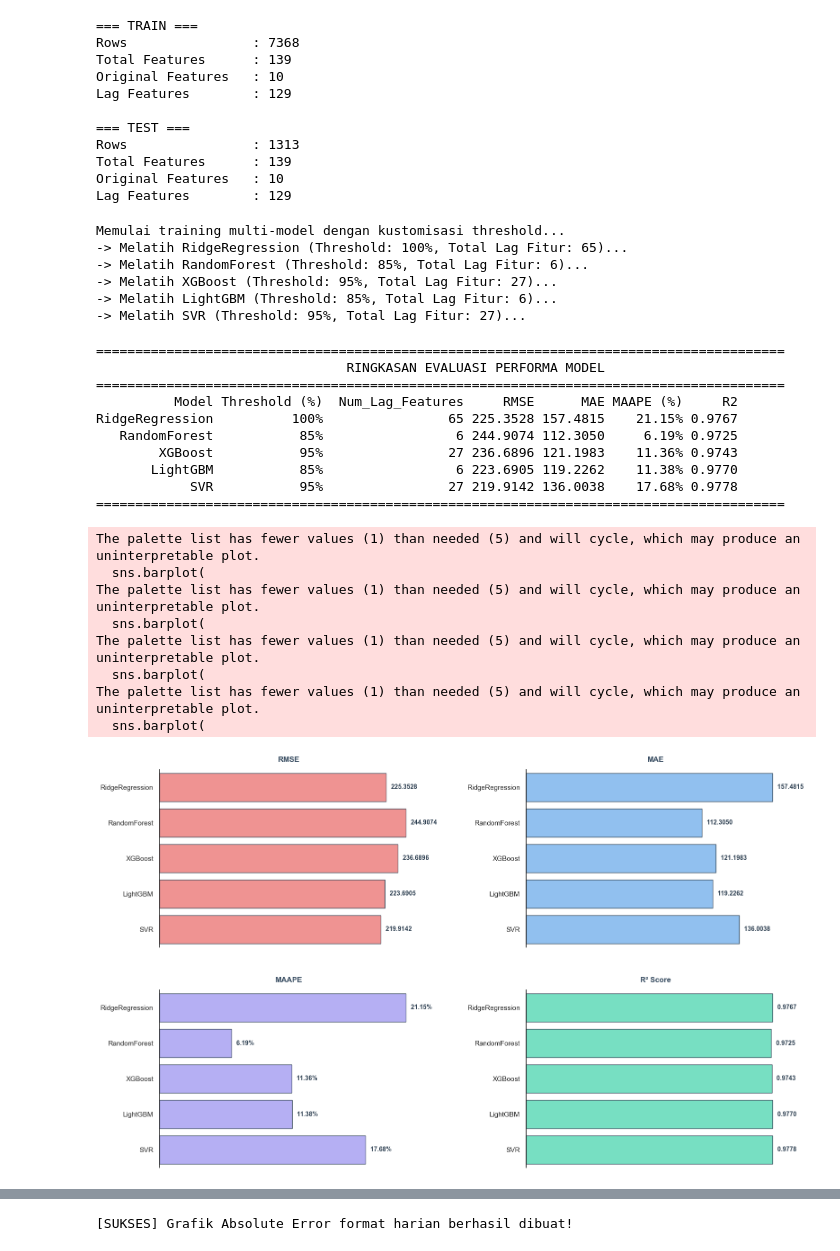
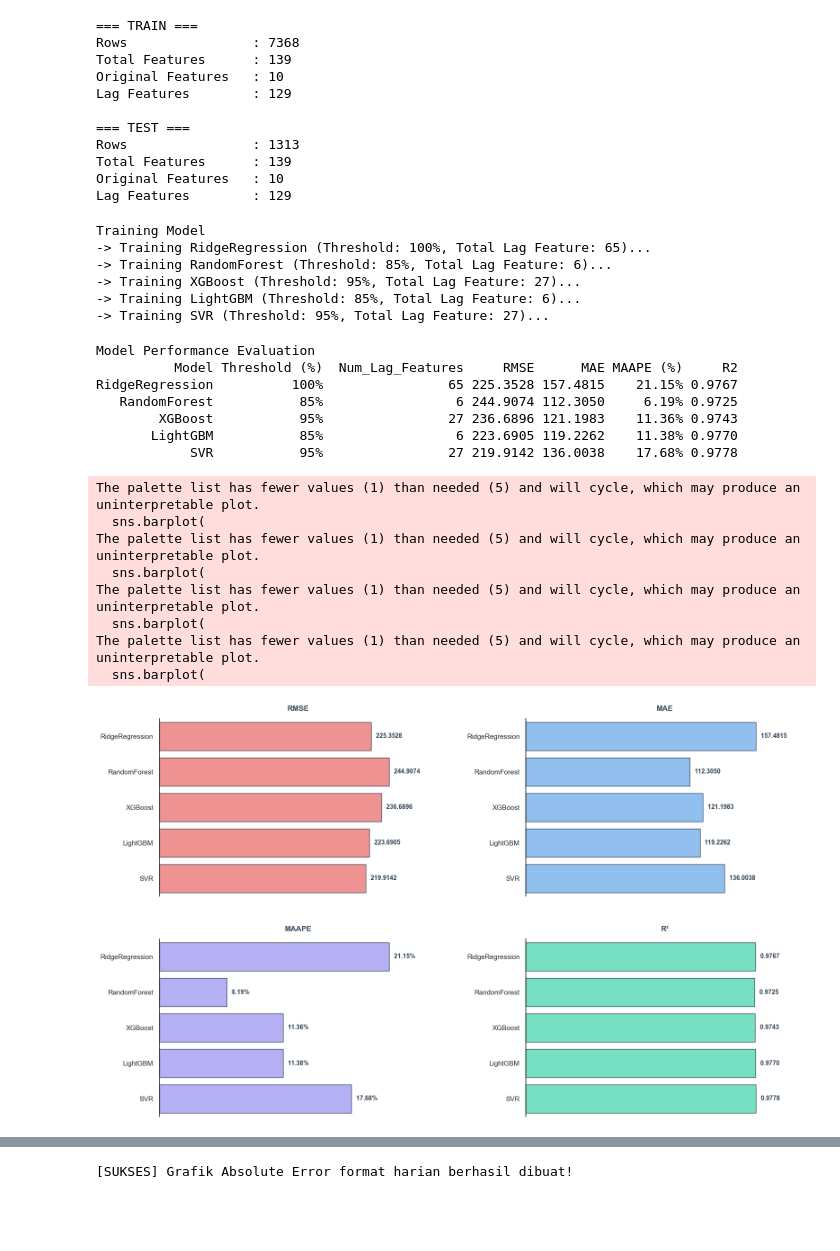
Before and after one commit to azizadipramana/ATRL, a Jupyter notebook: notebooks/13_test.ipynb, the cells around one changed output, grey strips where cells are left out. Cells and saved outputs as stored; diff of their text form; code cells hidden in the pictures; blank space fills up the shorter version.

```diff
--- a/notebooks/13_test.ipynb
+++ b/notebooks/13_test.ipynb
@@ -100,22 +100,22 @@ list_model = {
 
 results_records = []
 
-print("Memulai training multi-model dengan kustomisasi threshold...")
+print("Training Model")
 
 for nama_model, regressor in list_model.items():
     th = model_thresholds[nama_model]
 
     if th == 1.00:
-        lag_lolos = cumulative_contribution['Feature'].tolist()
+        lag_pass = cumulative_contribution['Feature'].tolist()
     else:
         idx_cutoff = (cumulative_contribution['Cumulative_Contribution'] >= th).idxmax()
-        lag_lolos = cumulative_contribution['Feature'].iloc[:idx_cutoff + 1].tolist()
+        lag_pass = cumulative_contribution['Feature'].iloc[:idx_cutoff + 1].tolist()
 
-    fitur_aktif_total = base_feature + lag_lolos
-    num_lag_only = len(lag_lolos)
+    feature_used = base_feature + lag_pass
+    num_lag = len(lag_pass)
 
-    X_train = df_train[fitur_aktif_total]
-    X_test = df_test[fitur_aktif_total]
+    X_train = df_train[feature_used]
+    X_test = df_test[feature_used]
 
     scaler_X = MinMaxScaler(feature_range=(0, 1))
     scaler_y = MinMaxScaler(feature_range=(0, 1))
@@ -124,7 +124,7 @@ for nama_model, regressor in list_model.items():
     X_test_scaled = scaler_X.transform(X_test)
     y_train_scaled = scaler_y.fit_transform(y_train.values.reshape(-1, 1)).flatten()
 
-    print(f"-> Melatih {nama_model} (Threshold: {th*100:.0f}%, Total Lag Fitur: {num_lag_only})...")
+    print(f"-> Training {nama_model} (Threshold: {th*100:.0f}%, Total Lag Feature: {num_lag})...")
     regressor.fit(X_train_scaled, y_train_scaled)
 
     preds_scaled = regressor.predict(X_test_scaled)
@@ -138,59 +138,47 @@ for nama_model, regressor in list_model.items():
     results_records.append({
         'Model': nama_model,
         'Threshold (%)': f'{th * 100:.0f}%',
-        'Num_Lag_Features': num_lag_only,
+        'Num_Lag_Features': num_lag,
         'RMSE': rmse,
         'MAE': mae,
         'MAAPE (%)': maape,
         'R2': r2,
     })
 
-# --- CETAK RINGKASAN AKHIR DALAM BENTUK TABEL GABUNGAN ---
 df_result_summary = pd.DataFrame(results_records)
 
-print("\n========================================================================================")
-print("                                RINGKASAN EVALUASI PERFORMA MODEL                       ")
-print("========================================================================================")
+print("Model Performance Evaluation")
 print(df_result_summary.to_string(index=False, formatters={
     'RMSE': '{:,.4f}'.format,
     'MAE': '{:,.4f}'.format,
     'MAAPE (%)': '{:,.2f}%'.format,
     'R2': '{:,.4f}'.format
 }))
-print("========================================================================================")
 # %% [output]
-Memulai training multi-model dengan kustomisasi threshold...
--> Melatih RidgeRegression (Threshold: 100%, Total Lag Fitur: 65)...
--> Melatih RandomForest (Threshold: 85%, Total Lag Fitur: 6)...
--> Melatih XGBoost (Threshold: 95%, Total Lag Fitur: 27)...
--> Melatih LightGBM (Threshold: 85%, Total Lag Fitur: 6)...
--> Melatih SVR (Threshold: 95%, Total Lag Fitur: 27)...
+Training Model
+-> Training RidgeRegression (Threshold: 100%, Total Lag Feature: 65)...
+-> Training RandomForest (Threshold: 85%, Total Lag Feature: 6)...
+-> Training XGBoost (Threshold: 95%, Total Lag Feature: 27)...
+-> Training LightGBM (Threshold: 85%, Total Lag Feature: 6)...
+-> Training SVR (Threshold: 95%, Total Lag Feature: 27)...
-========================================================================================
-                                RINGKASAN EVALUASI PERFORMA MODEL
-========================================================================================
+Model Performance Evaluation
           Model Threshold (%)  Num_Lag_Features     RMSE      MAE MAAPE (%)     R2
 RidgeRegression          100%                65 225.3528 157.4815    21.15% 0.9767
    RandomForest           85%                 6 244.9074 112.3050     6.19% 0.9725
         XGBoost           95%                27 236.6896 121.1983    11.36% 0.9743
        LightGBM           85%                 6 223.6905 119.2262    11.38% 0.9770
             SVR           95%                27 219.9142 136.0038    17.68% 0.9778
-========================================================================================
 # %%
-
-# --- TWEAK ESTETIKA ---
-# Set tema dasar yang bersih
 sns.set_theme(style="white")
 plt.rcParams['font.family'] = 'sans-serif'
 
-# Buat kanvas grafik (2 Baris, 2 Kolom)
 fig, axes = plt.subplots(2, 2, figsize=(16, 10))
 
-# Definisi metrik dengan warna pastel yang adem di mata
 metrics = [
-    {'column': 'RMSE', 'title': 'RMSE', 'color': '#ff7675'}, # Pastel Merah
-    {'column': 'MAE', 'title': 'MAE', 'color': '#74b9ff'},  # Pastel Biru
-    {'column': 'MAAPE (%)', 'title': 'MAAPE', 'color': '#a29bfe'}, # Pastel Ungu
-    {'column': 'R2', 'title': 'R² Score', 'color': '#55efc4'}  # Pastel Hijau
+    {'column': 'RMSE', 'title': 'RMSE', 'color': '#ff7675'},
+    {'column': 'MAE', 'title': 'MAE', 'color': '#74b9ff'},
+    {'column': 'MAAPE (%)', 'title': 'MAAPE', 'color': '#a29bfe'},
+    {'column': 'R2', 'title': 'R²', 'color': '#55efc4'}
 ]
 
 for i, met in enumerate(metrics):
@@ -198,7 +186,6 @@ for i, met in enumerate(metrics):
     col = i % 2
     ax = axes[row, col]
 
-    # Kita balik jadi HORIZONTAL (x dan y ditukar) biar gak menonjol kaku dan teksnya rapi
     sns.barplot(
         x=met['column'],
         y='Model',
@@ -208,11 +195,10 @@ for i, met in enumerate(metrics):
         palette=[met['color']],
         legend=False,
         alpha=0.9,
-        edgecolor='#2c3e50', # Garis tepi tipis warna gelap biar tegas
+        edgecolor='#2c3e50',
         linewidth=1
     )
 
-    # Tambahkan angka presisi di ujung setiap batang horizontal
     for p in ax.patches:
         width = p.get_width()
         if met['column'] == 'MAAPE (%)':
@@ -220,42 +206,37 @@ for i, met in enumerate(metrics):
         else:
             label_text = f' {width:.4f}'
 
-        # Posisi teks di ujung kanan batang
         ax.annotate(
             label_text,
             (width, p.get_y() + p.get_height() / 2.),
             ha='left',
             va='center',
             xytext=(5, 0),
             textcoords='offset points',
             fontsize=10,
             fontweight='semibold',
             color='#2c3e50'
         )
 
-    # Hapus garis box (top, right, bottom) biar clean ala infografis modern
     sns.despine(ax=ax, left=False, bottom=True, top=True, right=True)
 
-    # Kustomisasi judul & label
     ax.set_title(met['title'], fontsize=12, fontweight='bold', color='#34495e', pad=12)
-    ax.set_xlabel('') # Hapus label x karena angka sudah ada di ujung batang
-    ax.set_ylabel('') # Hapus label y biar gak double sama nama model
-    ax.set_xticklabels([]) # Hapus angka di sumbu bawah biar gak menumpuk
-    ax.xaxis.grid(False) # Matikan garis grid vertikal
-    ax.yaxis.grid(False) # Matikan garis grid horizontal
+    ax.set_xlabel('')
+    ax.set_ylabel('')
 
-# Atur jarak biar gak saling tabrakan
+    ax.set_xlim(0, ax.get_xlim()[1] * 1.15)
+    ax.get_xaxis().set_visible(False)
+
 plt.tight_layout(rect=[0, 0, 1, 0.95], h_pad=4, w_pad=4)
-
-# Tampilkan hasil yang jauh lebih glowing
+plt.savefig('../result/images_paper/Figure11.png', dpi=300, bbox_inches='tight')
 plt.show()
 # %% [output]
 The palette list has fewer values (1) than needed (5) and will cycle, which may produce an uninterpretable plot.
   sns.barplot(
 The palette list has fewer values (1) than needed (5) and will cycle, which may produce an uninterpretable plot.
   sns.barplot(
 The palette list has fewer values (1) than needed (5) and will cycle, which may produce an uninterpretable plot.
   sns.barplot(
 The palette list has fewer values (1) than needed (5) and will cycle, which may produce an uninterpretable plot.
   sns.barplot(
-[figure, old version]
+[figure, new version]
```
Also changed, not shown: parts of 3 cells of this notebook, 57 other files.
